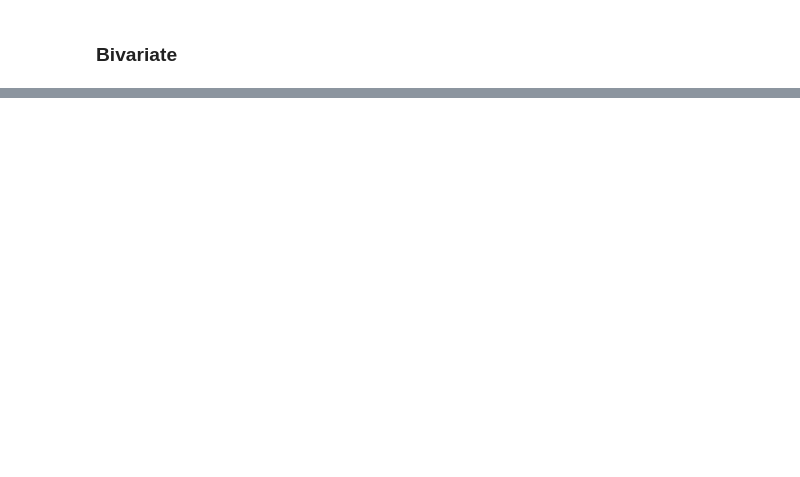
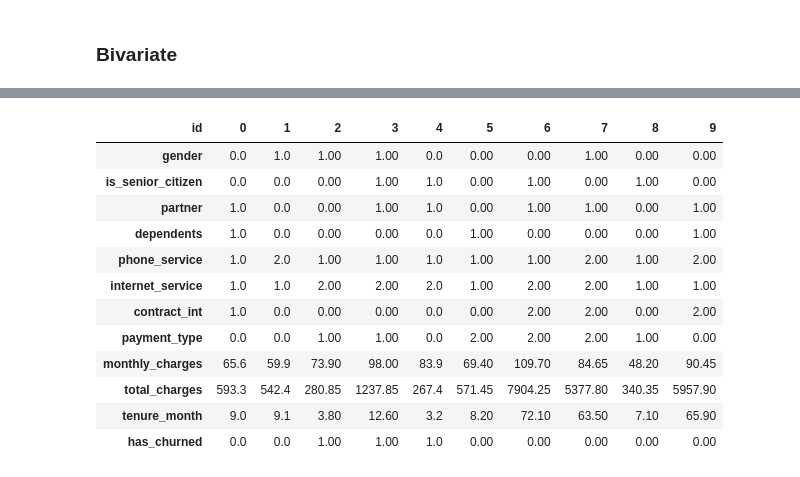
Before and after one commit to Marley-C-Robinson-99/classification-exercises, a Jupyter notebook: classification_exercises.ipynb, the cells around one changed output, grey strips where cells are left out. Drawn from its saved outputs; the diff is of its cells as text; code cells hidden in the pictures; blank space fills up the shorter version.

```diff
--- a/classification_exercises.ipynb
+++ b/classification_exercises.ipynb
@@ -689,0 +1018,22 @@ explore.explore_bivariate(train, 'species_versicolor', cat_vars, quant_vars)
+# %%
+conditions = [
+    (telco.has_churned == False),
+    (telco.has_churned == True)
+]
+values = [0.0, 1.0]
+tidy_telco['has_churned'] = np.select(conditions, values)
+tidy_telco.head(10).T
+# %% [output]
+| id | 0 | 1 | 2 | 3 | 4 | 5 | 6 | 7 | 8 | 9 |
+| gender | 0.0 | 1.0 | 1.00 | 1.00 | 0.0 | 0.00 | 0.00 | 1.00 | 0.00 | 0.00 |
+| is_senior_citizen | 0.0 | 0.0 | 0.00 | 1.00 | 1.0 | 0.00 | 1.00 | 0.00 | 1.00 | 0.00 |
+| partner | 1.0 | 0.0 | 0.00 | 1.00 | 1.0 | 0.00 | 1.00 | 1.00 | 0.00 | 1.00 |
+| dependents | 1.0 | 0.0 | 0.00 | 0.00 | 0.0 | 1.00 | 0.00 | 0.00 | 0.00 | 1.00 |
+| phone_service | 1.0 | 2.0 | 1.00 | 1.00 | 1.0 | 1.00 | 1.00 | 2.00 | 1.00 | 2.00 |
+| internet_service | 1.0 | 1.0 | 2.00 | 2.00 | 2.0 | 1.00 | 2.00 | 2.00 | 1.00 | 1.00 |
+| contract_int | 1.0 | 0.0 | 0.00 | 0.00 | 0.0 | 0.00 | 2.00 | 2.00 | 0.00 | 2.00 |
+| payment_type | 0.0 | 0.0 | 1.00 | 1.00 | 0.0 | 2.00 | 2.00 | 2.00 | 1.00 | 0.00 |
+| monthly_charges | 65.6 | 59.9 | 73.90 | 98.00 | 83.9 | 69.40 | 109.70 | 84.65 | 48.20 | 90.45 |
+| total_charges | 593.3 | 542.4 | 280.85 | 1237.85 | 267.4 | 571.45 | 7904.25 | 5377.80 | 340.35 | 5957.90 |
+| tenure_month | 9.0 | 9.1 | 3.80 | 12.60 | 3.2 | 8.20 | 72.10 | 63.50 | 7.10 | 65.90 |
+| has_churned | 0.0 | 0.0 | 1.00 | 1.00 | 1.0 | 0.00 | 0.00 | 0.00 | 0.00 | 0.00 |
```
Also changed, not shown: parts of 22 cells of this notebook, 8 other files.
